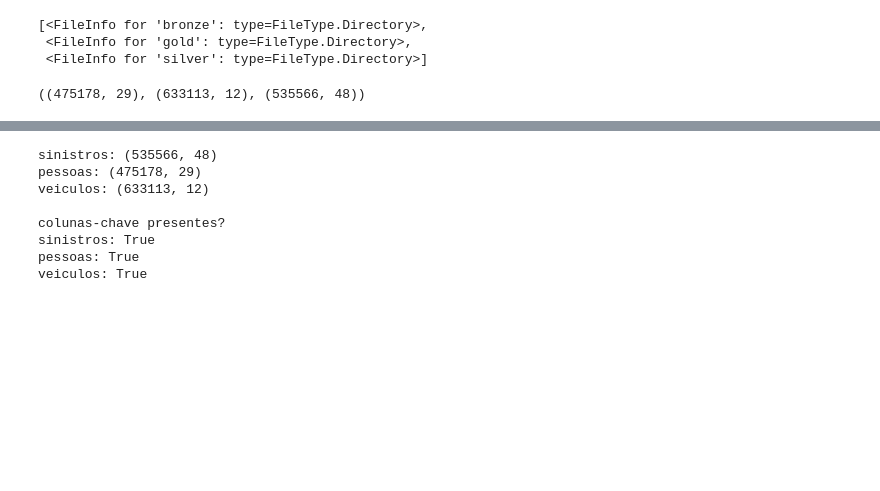
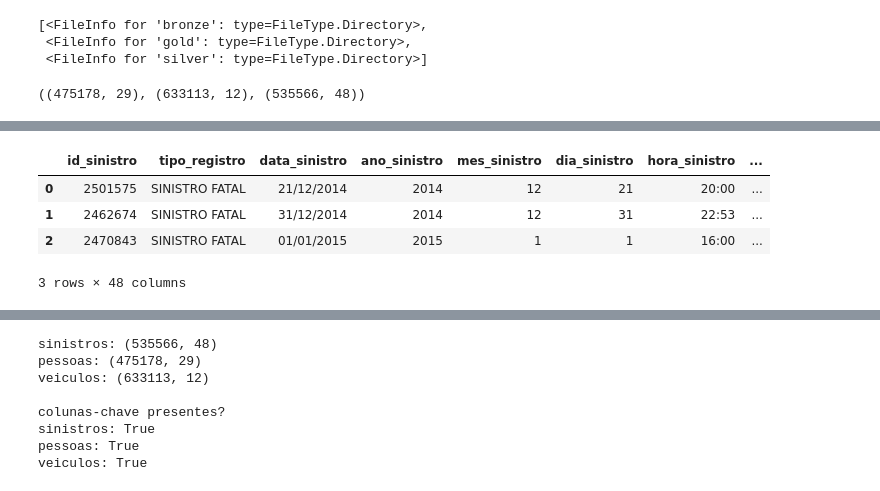
Before and after one commit to wellingtonpawlino/traffic-risk-data-platform, a Jupyter notebook: notebooks/data-prep.ipynb, the cells around one changed output, grey strips where cells are left out. Saved outputs shown, nothing was run; the diff lists cells and outputs as text; code cells hidden in the pictures; blank space fills up the shorter version.

```diff
--- a/notebooks/data-prep.ipynb
+++ b/notebooks/data-prep.ipynb
@@ -41,0 +75,12 @@ df_pessoas.shape, df_veiculos.shape, df_sinistros.shape
+# %%
+df_sinistros.head(3)
+id_sinistro	tipo_registro	data_sinistro	ano_sinistro	mes_sinistro	dia_sinistro	hora_sinistro	ano_mes_sinistro	dia_da_semana	turno	...	tp_sinistro_colisao_traseira	tp_sinistro_colisao_lateral	tp_sinistro_colisao_transversal	tp_sinistro_colisao_outros	tp_sinistro_choque	tp_sinistro_capotamento	tp_sinistro_engavetamento	tp_sinistro_tombamento	tp_sinistro_outros	tp_sinistro_nao_disponivel
+0	2501575	SINISTRO FATAL	21/12/2014	2014	12	21	20:00	2014/12	Domingo	NOITE	...	NaN	None	None	None	None	None	None	None	None	None
+1	2462674	SINISTRO FATAL	31/12/2014	2014	12	31	22:53	2014/12	Quarta-feira	NOITE	...	NaN	None	None	None	None	None	None	None	None	None
+2	2470843	SINISTRO FATAL	01/01/2015	2015	1	1	16:00	2015/01	Quinta-feira	TARDE	...	NaN	None	None	None	None	S	None	None	None	None
+# %% [output]
+|  | id_sinistro | tipo_registro | data_sinistro | ano_sinistro | mes_sinistro | dia_sinistro | hora_sinistro | ... |
+| 0 | 2501575 | SINISTRO FATAL | 21/12/2014 | 2014 | 12 | 21 | 20:00 | ... |
+| 1 | 2462674 | SINISTRO FATAL | 31/12/2014 | 2014 | 12 | 31 | 22:53 | ... |
+| 2 | 2470843 | SINISTRO FATAL | 01/01/2015 | 2015 | 1 | 1 | 16:00 | ... |
+3 rows × 48 columns
```
Also changed, not shown: parts of 4 cells of this notebook, 17 other files.
